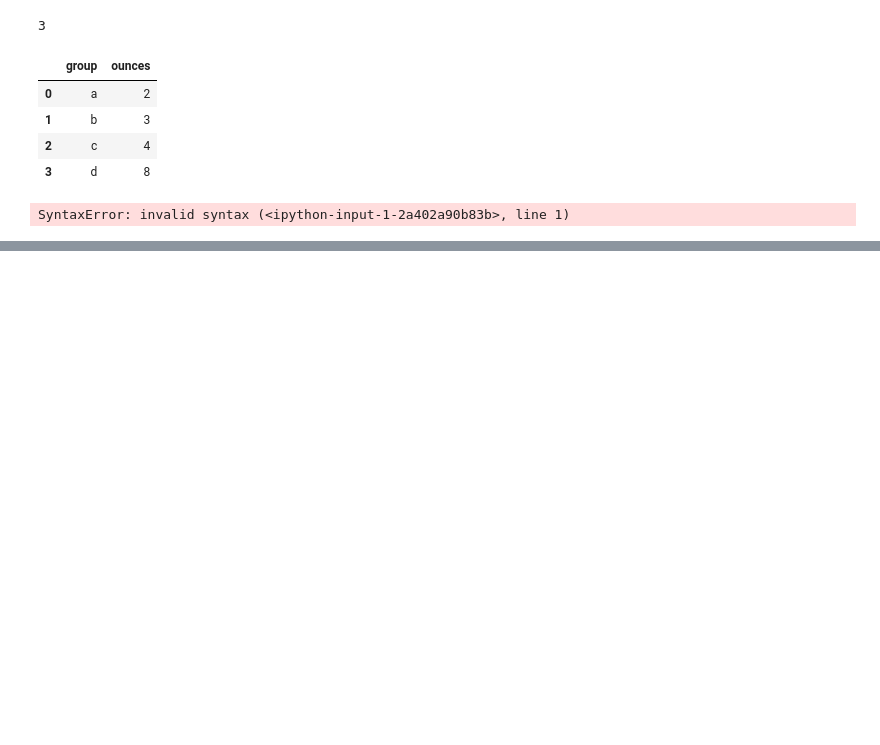
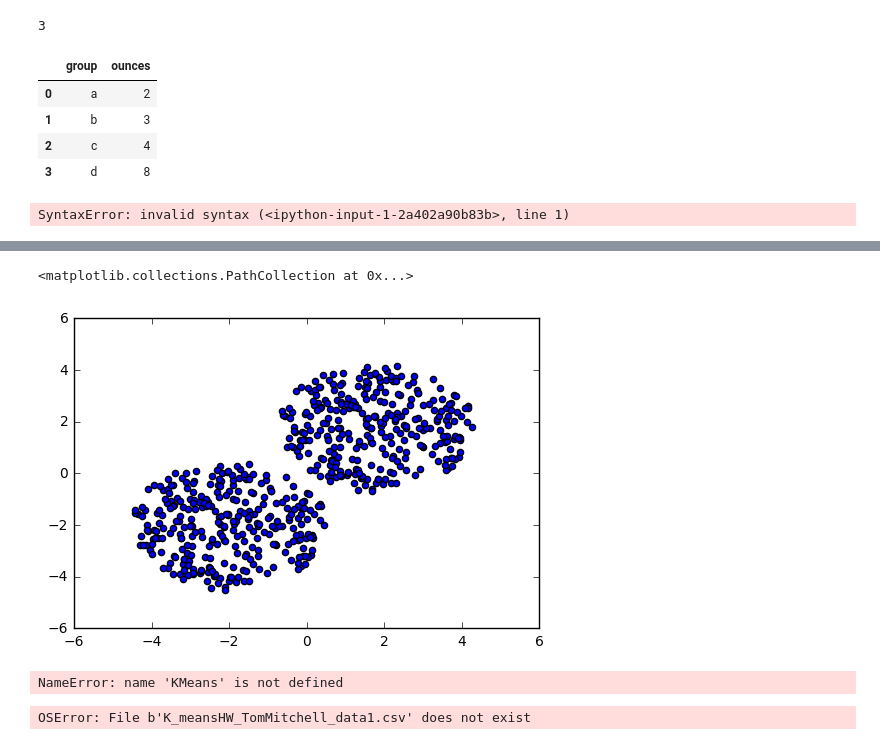
Before and after one commit to SnehaNPatil/DataScience1, a Jupyter notebook: Untitled.ipynb, the cells around one changed output, grey strips where cells are left out. Cells and saved outputs as stored; diff of their text form; code cells hidden in the pictures; blank space fills up the shorter version.

```diff
--- a/Untitled.ipynb
+++ b/Untitled.ipynb
@@ -28,0 +353,9 @@ SyntaxError: invalid syntax (<ipython-input-1-2a402a90b83b>, line 1)
+# %%
+import numpy as np
+import matplotlib.pyplot as plt
+from sklearn.cluster import KMeans
+from sklearn import datasets
+import pandas as pd
+data1=pd.read_csv("K_meansHW_TomMitchell_data1.csv",sep=',',names=['I','J'])
+#data2=pd.read_csv("K_meansHW_TomMitchell_data2.csv",sep=',')
+data1
@@ -28,0 +402,28 @@ SyntaxError: invalid syntax (<ipython-input-1-2a402a90b83b>, line 1)
+# %%
+%matplotlib inline
+import matplotlib.pyplot as plt
+plt.scatter(data1['I'],data1['J'])
+# %% [output]
+<matplotlib.collections.PathCollection at 0x...>
+[figure, added]
+# %%
+clusters_2=KMeans(n_clusters=2)
+# %% [output]
+NameError: name 'KMeans' is not defined
+# %%
+import numpy as np
+import matplotlib.pyplot as plt
+import pandas as pd
+data1=pd.read_csv("K_meansHW_TomMitchell_data1.csv",names=['I','J'])
+data2=pd.read_csv("K_meansHW_TomMitchell_data2.csv",sep=',')
+
+%matplotlib inline
+import matplotlib.pyplot as plt
+plt.scatter(data1['I'],data1['J'])
+clusters_2=KMeans(n_clusters=2)
+
+
+clusters_2.fit(data1)
+plt.scatter(data1['I'],data1['J'],c=clusters_2.labels_.astype(np.float))
+# %% [output]
+OSError: File b'K_meansHW_TomMitchell_data1.csv' does not exist
```
Also changed, not shown: parts of 37 cells of this notebook.
